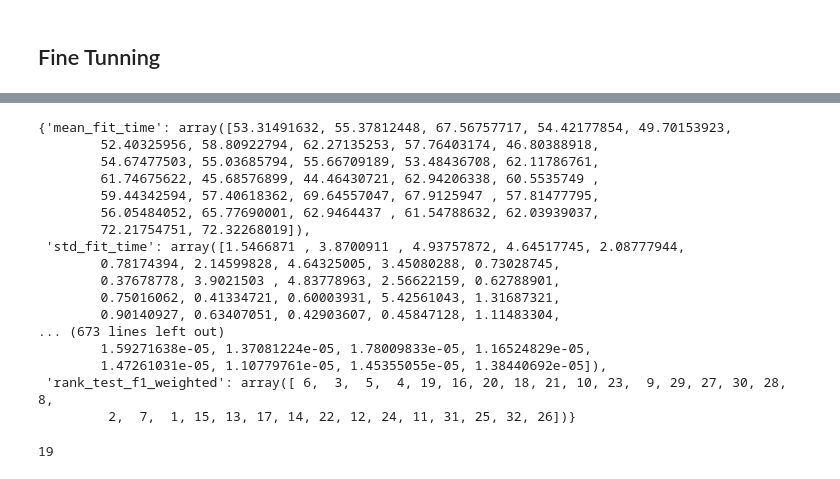
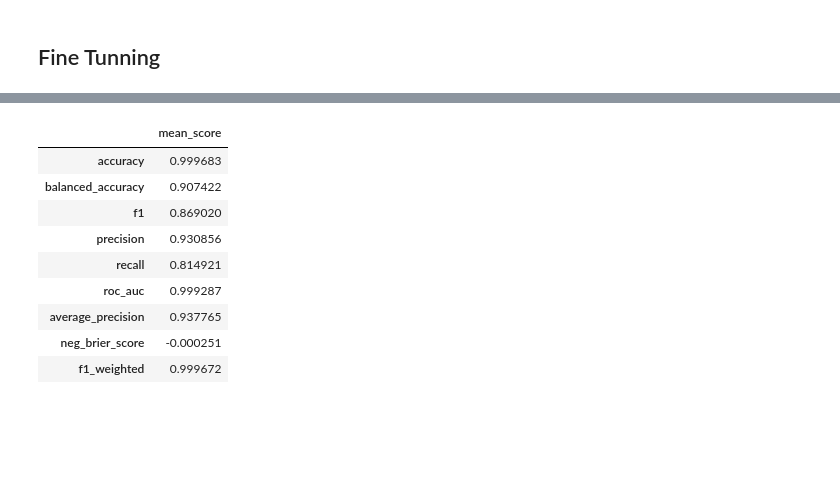
Before and after one commit to elaragao/Portifolio, a Jupyter notebook: Fraud Detection/2.2 - Modeling_FineTunning.ipynb, the cells around one changed output, grey strips where cells are left out. Saved outputs shown, nothing was run; the diff lists cells and outputs as text; code cells hidden in the pictures; blank space fills up the shorter version.

```diff
--- a/Fraud Detection/2.2 - Modeling_FineTunning.ipynb
+++ b/Fraud Detection/2.2 - Modeling_FineTunning.ipynb
@@ -201,24 +195,13 @@ get_mean_and_std_from_grid_search_best_estimator(grid_search)
-# %%
-grid_search.cv_results_
-# %% [output]
-{'mean_fit_time': array([53.31491632, 55.37812448, 67.56757717, 54.42177854, 49.70153923,
-        52.40325956, 58.80922794, 62.27135253, 57.76403174, 46.80388918,
-        54.67477503, 55.03685794, 55.66709189, 53.48436708, 62.11786761,
-        61.74675622, 45.68576899, 44.46430721, 62.94206338, 60.5535749 ,
-        59.44342594, 57.40618362, 69.64557047, 67.9125947 , 57.81477795,
-        56.05484052, 65.77690001, 62.9464437 , 61.54788632, 62.03939037,
-        72.21754751, 72.32268019]),
- 'std_fit_time': array([1.5466871 , 3.8700911 , 4.93757872, 4.64517745, 2.08777944,
-        0.78174394, 2.14599828, 4.64325005, 3.45080288, 0.73028745,
-        0.37678778, 3.9021503 , 4.83778963, 2.56622159, 0.62788901,
-        0.75016062, 0.41334721, 0.60003931, 5.42561043, 1.31687321,
-        0.90140927, 0.63407051, 0.42903607, 0.45847128, 1.11483304,
-... (673 lines left out)
-        1.59271638e-05, 1.37081224e-05, 1.78009833e-05, 1.16524829e-05,
-        1.47261031e-05, 1.10779761e-05, 1.45355055e-05, 1.38440692e-05]),
- 'rank_test_f1_weighted': array([ 6,  3,  5,  4, 19, 16, 20, 18, 21, 10, 23,  9, 29, 27, 30, 28,  8,
-         2,  7,  1, 15, 13, 17, 14, 22, 12, 24, 11, 31, 25, 32, 26])}
-# %%
-grid_search.best_index_
-# %% [output]
-19
+# %%
+df_mean
+# %% [output]
+|  | mean_score |
+| accuracy | 0.999683 |
+| balanced_accuracy | 0.907422 |
+| f1 | 0.869020 |
+| precision | 0.930856 |
+| recall | 0.814921 |
+| roc_auc | 0.999287 |
+| average_precision | 0.937765 |
+| neg_brier_score | -0.000251 |
+| f1_weighted | 0.999672 |
```
Also changed, not shown: parts of 16 cells of this notebook, 1 other file.
